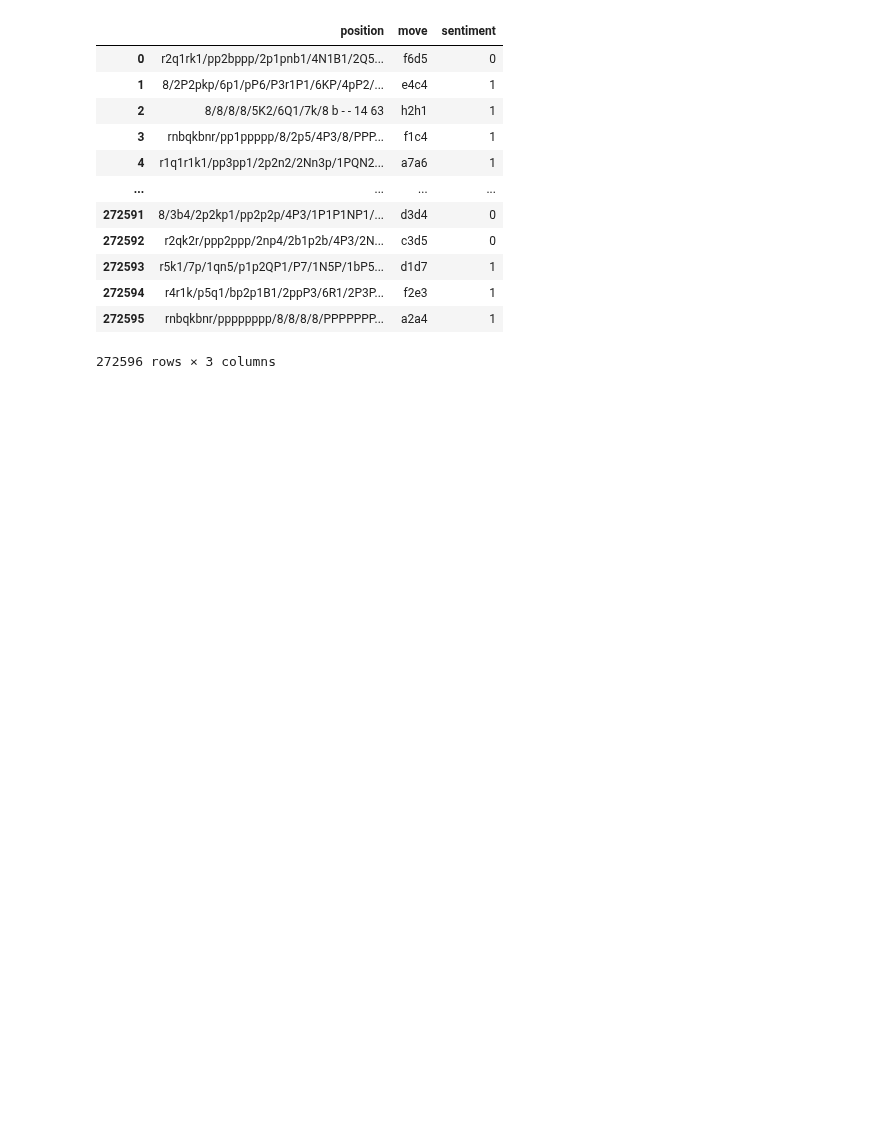
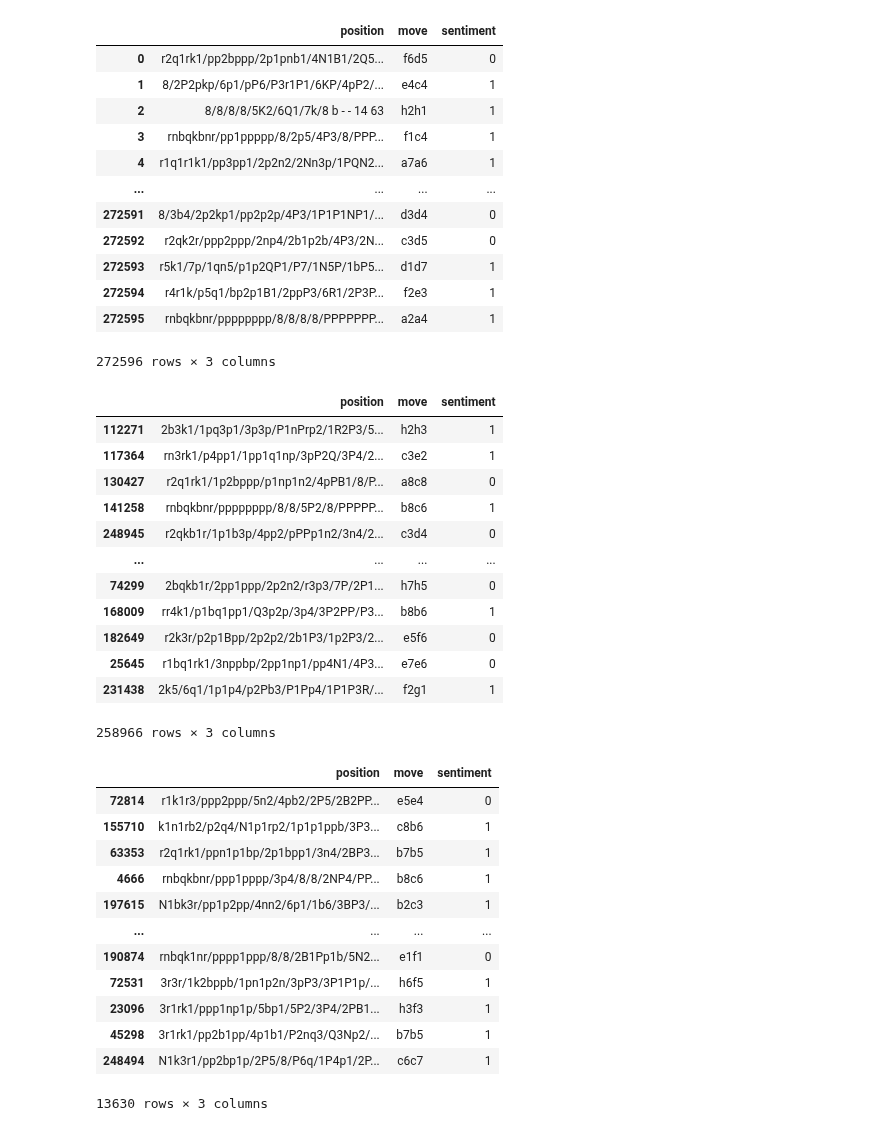
Before and after one commit to Kamil2601/NLP-chess-engine, a Jupyter notebook: src/move_evaluation/move_evaluation.ipynb, the cells around one changed output. Saved outputs shown, nothing was run; the diff lists cells and outputs as text; code cells hidden in the pictures; blank space fills up the shorter version.

```diff
--- a/src/move_evaluation/move_evaluation.ipynb
+++ b/src/move_evaluation/move_evaluation.ipynb
@@ -25,3 +37,34 @@ classified_moves
 | 272594 | r4r1k/p5q1/bp2p1B1/2ppP3/6R1/2P3P... | f2e3 | 1 |
 | 272595 | rnbqkbnr/pppppppp/8/8/8/8/PPPPPPP... | a2a4 | 1 |
 272596 rows × 3 columns
+# %%
+train_df, test_df = train_test_split(classified_moves, test_size=0.05)
+display(train_df)
+display(test_df)
+# %% [output]
+|  | position | move | sentiment |
+| 112271 | 2b3k1/1pq3p1/3p3p/P1nPrp2/1R2P3/5... | h2h3 | 1 |
+| 117364 | rn3rk1/p4pp1/1pp1q1np/3pP2Q/3P4/2... | c3e2 | 1 |
+| 130427 | r2q1rk1/1p2bppp/p1np1n2/4pPB1/8/P... | a8c8 | 0 |
+| 141258 | rnbqkbnr/pppppppp/8/8/5P2/8/PPPPP... | b8c6 | 1 |
+| 248945 | r2qkb1r/1p1b3p/4pp2/pPPp1n2/3n4/2... | c3d4 | 0 |
+| ... | ... | ... | ... |
+| 74299 | 2bqkb1r/2pp1ppp/2p2n2/r3p3/7P/2P1... | h7h5 | 0 |
+| 168009 | rr4k1/p1bq1pp1/Q3p2p/3p4/3P2PP/P3... | b8b6 | 1 |
+| 182649 | r2k3r/p2p1Bpp/2p2p2/2b1P3/1p2P3/2... | e5f6 | 0 |
+| 25645 | r1bq1rk1/3nppbp/2pp1np1/pp4N1/4P3... | e7e6 | 0 |
+| 231438 | 2k5/6q1/1p1p4/p2Pb3/P1Pp4/1P1P3R/... | f2g1 | 1 |
+258966 rows × 3 columns
+|  | position | move | sentiment |
+| 72814 | r1k1r3/ppp2ppp/5n2/4pb2/2P5/2B2PP... | e5e4 | 0 |
+| 155710 | k1n1rb2/p2q4/N1p1rp2/1p1p1ppb/3P3... | c8b6 | 1 |
+| 63353 | r2q1rk1/ppn1p1bp/2p1bpp1/3n4/2BP3... | b7b5 | 1 |
+| 4666 | rnbqkbnr/ppp1pppp/3p4/8/8/2NP4/PP... | b8c6 | 1 |
+| 197615 | N1bk3r/pp1p2pp/4nn2/6p1/1b6/3BP3/... | b2c3 | 1 |
+| ... | ... | ... | ... |
+| 190874 | rnbqk1nr/pppp1ppp/8/8/2B1Pp1b/5N2... | e1f1 | 0 |
+| 72531 | 3r3r/1k2bppb/1pn1p2n/3pP3/3P1P1p/... | h6f5 | 1 |
+| 23096 | 3r1rk1/ppp1np1p/5bp1/5P2/3P4/2PB1... | h3f3 | 1 |
+| 45298 | 3r1rk1/pp2b1pp/4p1b1/P2nq3/Q3Np2/... | b7b5 | 1 |
+| 248494 | N1k3r1/pp2bp1p/2P5/8/P6q/1P4p1/2P... | c6c7 | 1 |
+13630 rows × 3 columns
```
Also changed, not shown: parts of 11 cells of this notebook, 7 other files.
